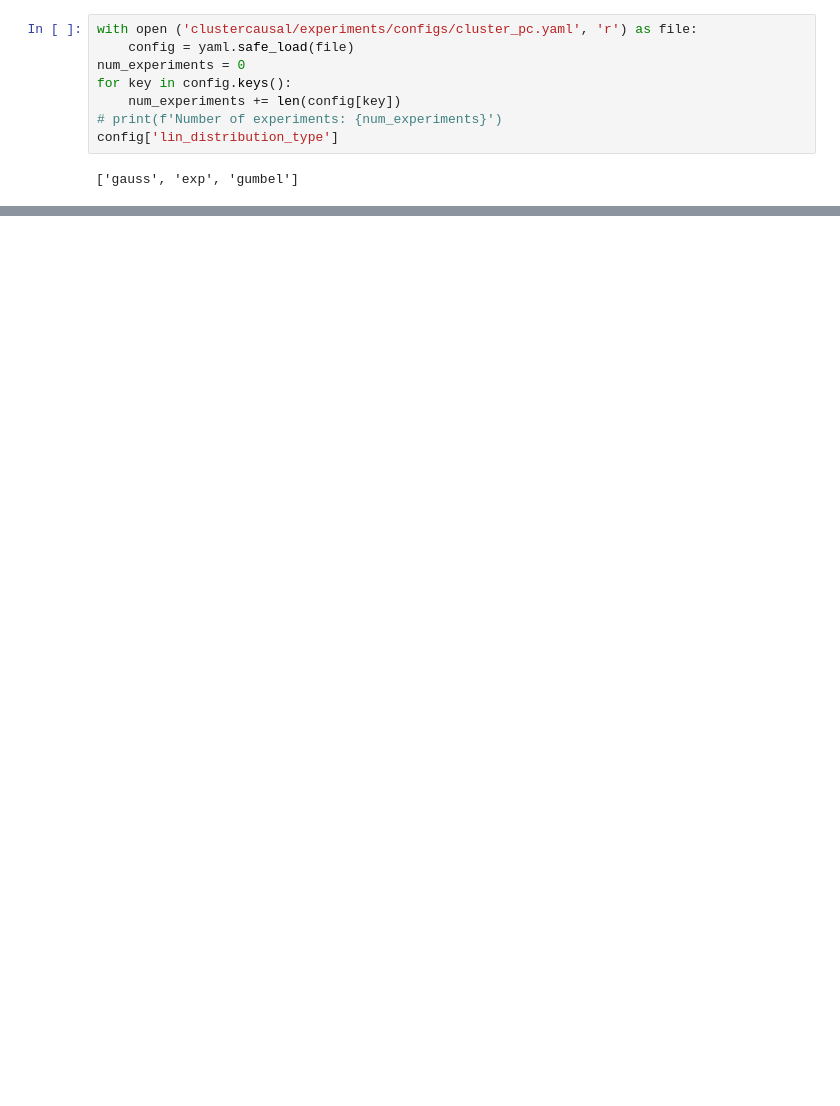
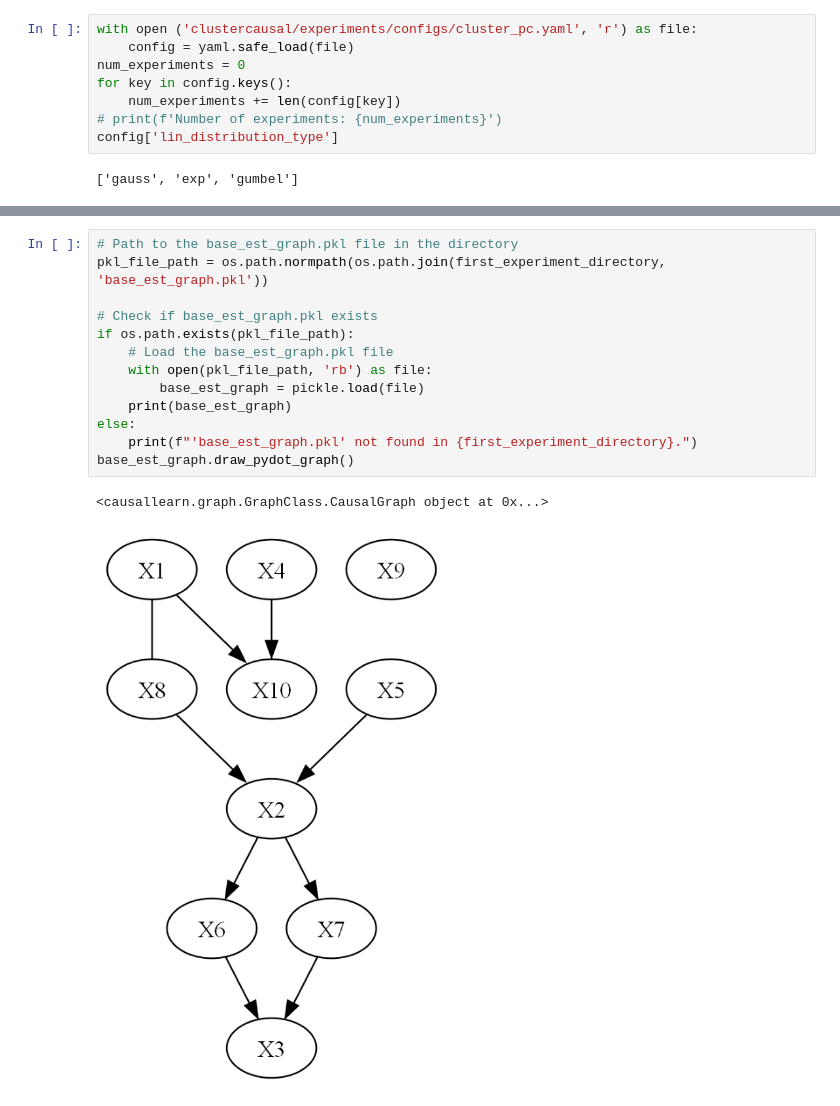
Before and after one commit to JanMarcoRuizdeVargas/clustercausal, a Jupyter notebook: Gridsearch_cluster_PC.ipynb, the cells around one changed output, grey strips where cells are left out. Drawn from its saved outputs; the diff is of its cells as text; blank space fills up the shorter version.

```diff
--- a/Gridsearch_cluster_PC.ipynb
+++ b/Gridsearch_cluster_PC.ipynb
@@ -157,0 +159,16 @@ import datetime
+# %%
+# Path to the base_est_graph.pkl file in the directory
+pkl_file_path = os.path.normpath(os.path.join(first_experiment_directory, 'base_est_graph.pkl'))
+
+# Check if base_est_graph.pkl exists
+if os.path.exists(pkl_file_path):
+    # Load the base_est_graph.pkl file
+    with open(pkl_file_path, 'rb') as file:
+        base_est_graph = pickle.load(file)
+    print(base_est_graph)
+else:
+    print(f"'base_est_graph.pkl' not found in {first_experiment_directory}.")
+base_est_graph.draw_pydot_graph()
+# %% [output]
+<causallearn.graph.GraphClass.CausalGraph object at 0x...>
+[figure, added]
```
Also changed, not shown: parts of 13 cells of this notebook, 4 other files.
